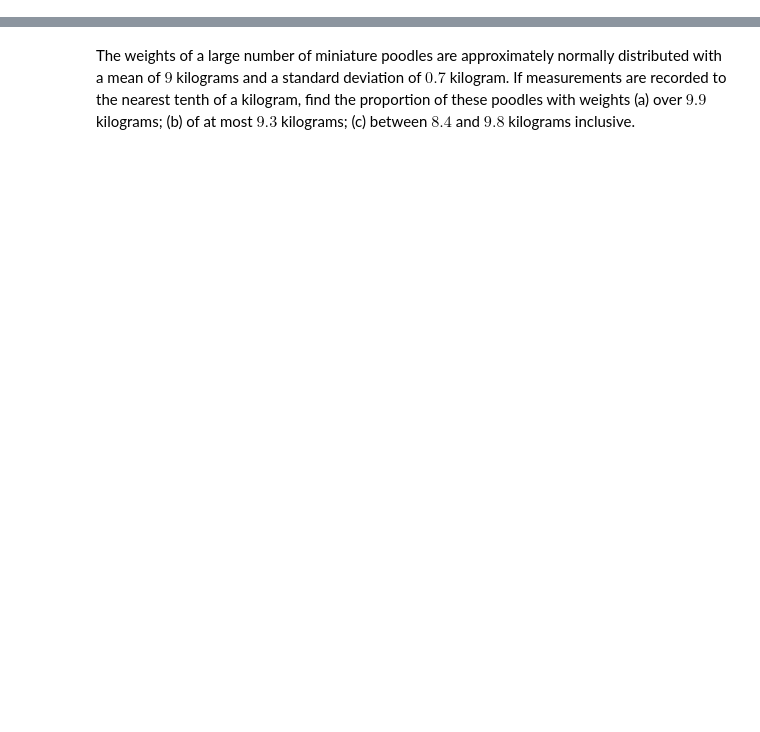
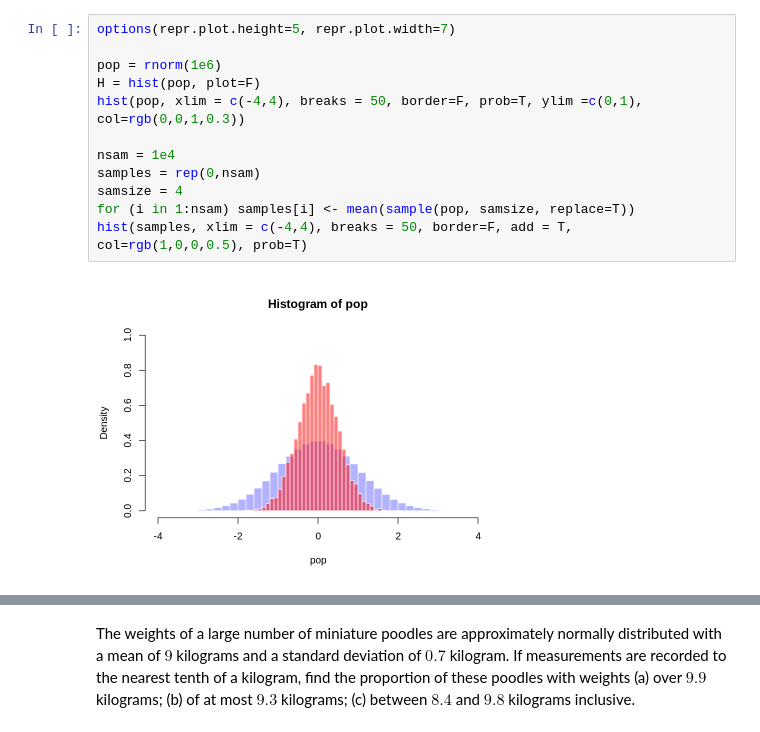
Before and after one commit to iparellada/stats-for-scientists, a Jupyter notebook: Statistics_Course_.ipynb, the cells around one changed output, grey strips where cells are left out. Cells and saved outputs as stored; diff of their text form; blank space fills up the shorter version.

```diff
--- a/Statistics_Course_.ipynb
+++ b/Statistics_Course_.ipynb
@@ -0,0 +40,14 @@
+# %%
+options(repr.plot.height=5, repr.plot.width=7)
+
+pop = rnorm(1e6)
+H = hist(pop, plot=F)
+hist(pop, xlim = c(-4,4), breaks = 50, border=F, prob=T, ylim =c(0,1), col=rgb(0,0,1,0.3))
+
+nsam = 1e4
+samples = rep(0,nsam)
+samsize = 4
+for (i in 1:nsam) samples[i] <- mean(sample(pop, samsize, replace=T))
+hist(samples, xlim = c(-4,4), breaks = 50, border=F, add = T, col=rgb(1,0,0,0.5), prob=T)
+# %% [output]
+[figure, added]
```
Also changed, not shown: parts of 59 cells of this notebook.
